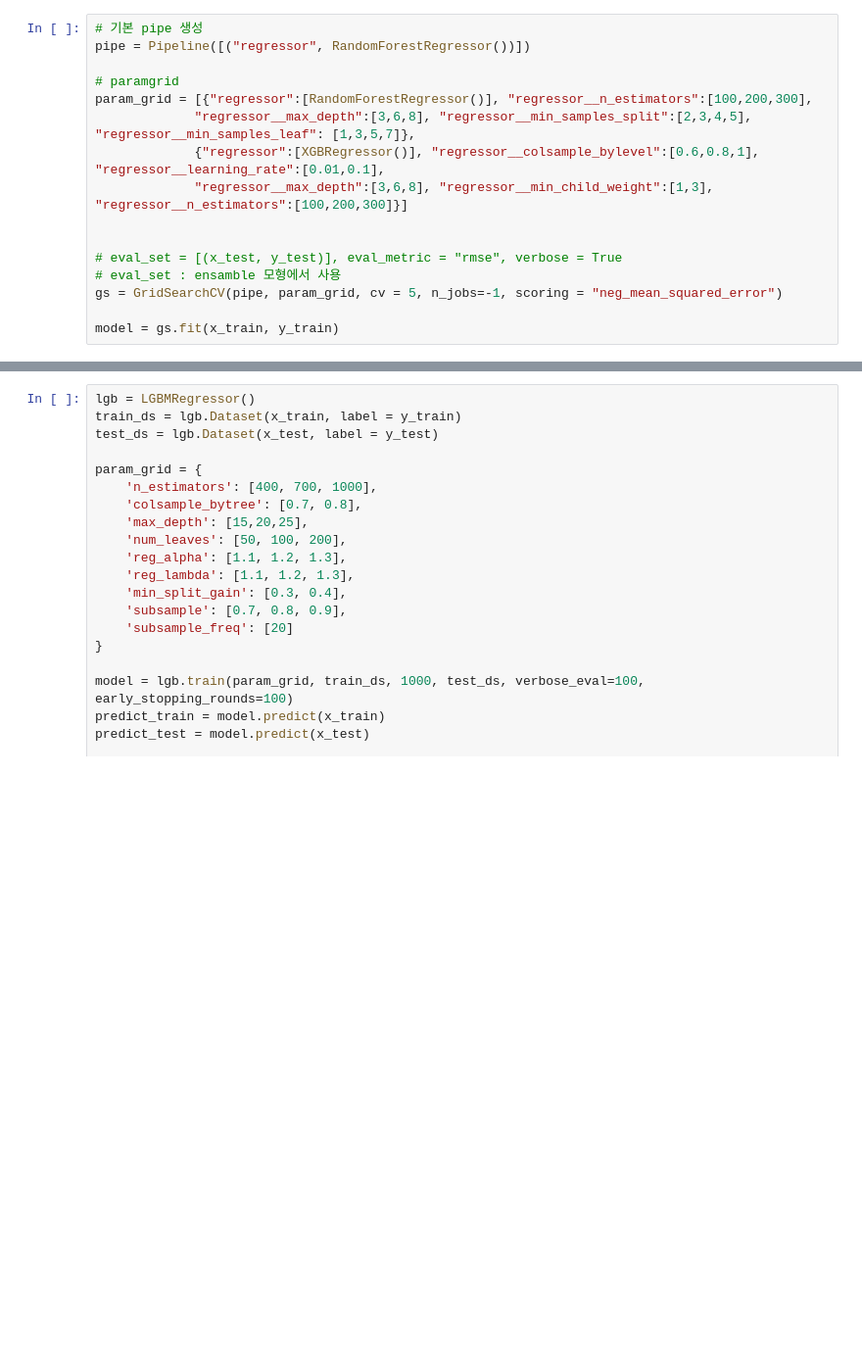
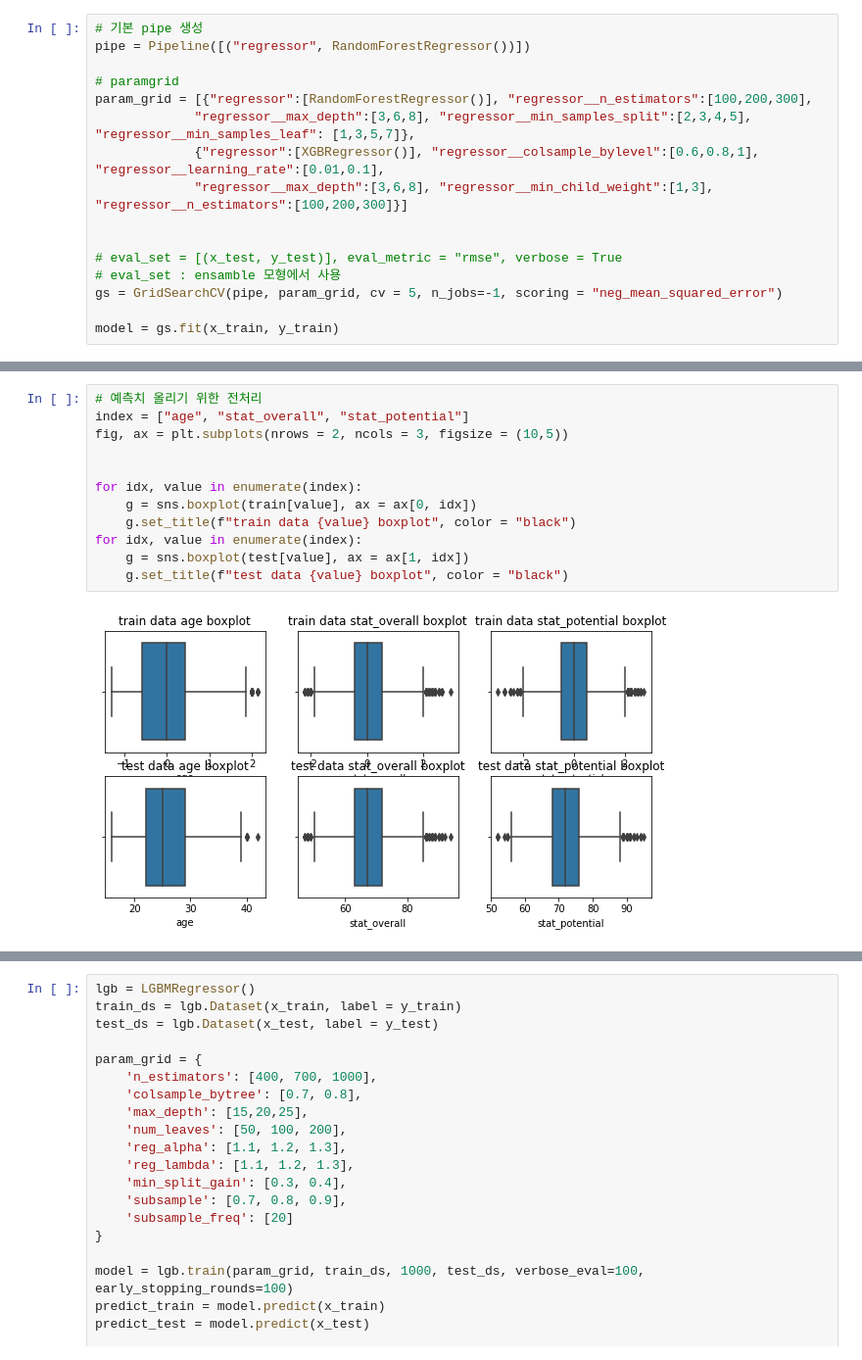
Before and after one commit to DominKim/Dacon_FiFa_Value, a Jupyter notebook: Player Value estimate A to Z.ipynb, the cells around one changed output, grey strips where cells are left out. Shown at 98% size. Drawn from its saved outputs; the diff is of its cells as text; blank space fills up the shorter version.

```diff
--- a/Player Value estimate A to Z.ipynb
+++ b/Player Value estimate A to Z.ipynb
@@ -399,0 +402,14 @@ array([2.9674324e-01, 3.1442010e-01, 2.1108879e-01, 2.7330682e-02,
+# %%
+# 예측치 올리기 위한 전처리
+index = ["age", "stat_overall", "stat_potential"]
+fig, ax = plt.subplots(nrows = 2, ncols = 3, figsize = (10,5))
+
+
+for idx, value in enumerate(index):
+    g = sns.boxplot(train[value], ax = ax[0, idx])
+    g.set_title(f"train data {value} boxplot", color = "black")
+for idx, value in enumerate(index):
+    g = sns.boxplot(test[value], ax = ax[1, idx])
+    g.set_title(f"test data {value} boxplot", color = "black")
+# %% [output]
+[figure, added]
```
Also changed, not shown: parts of 16 cells of this notebook.
